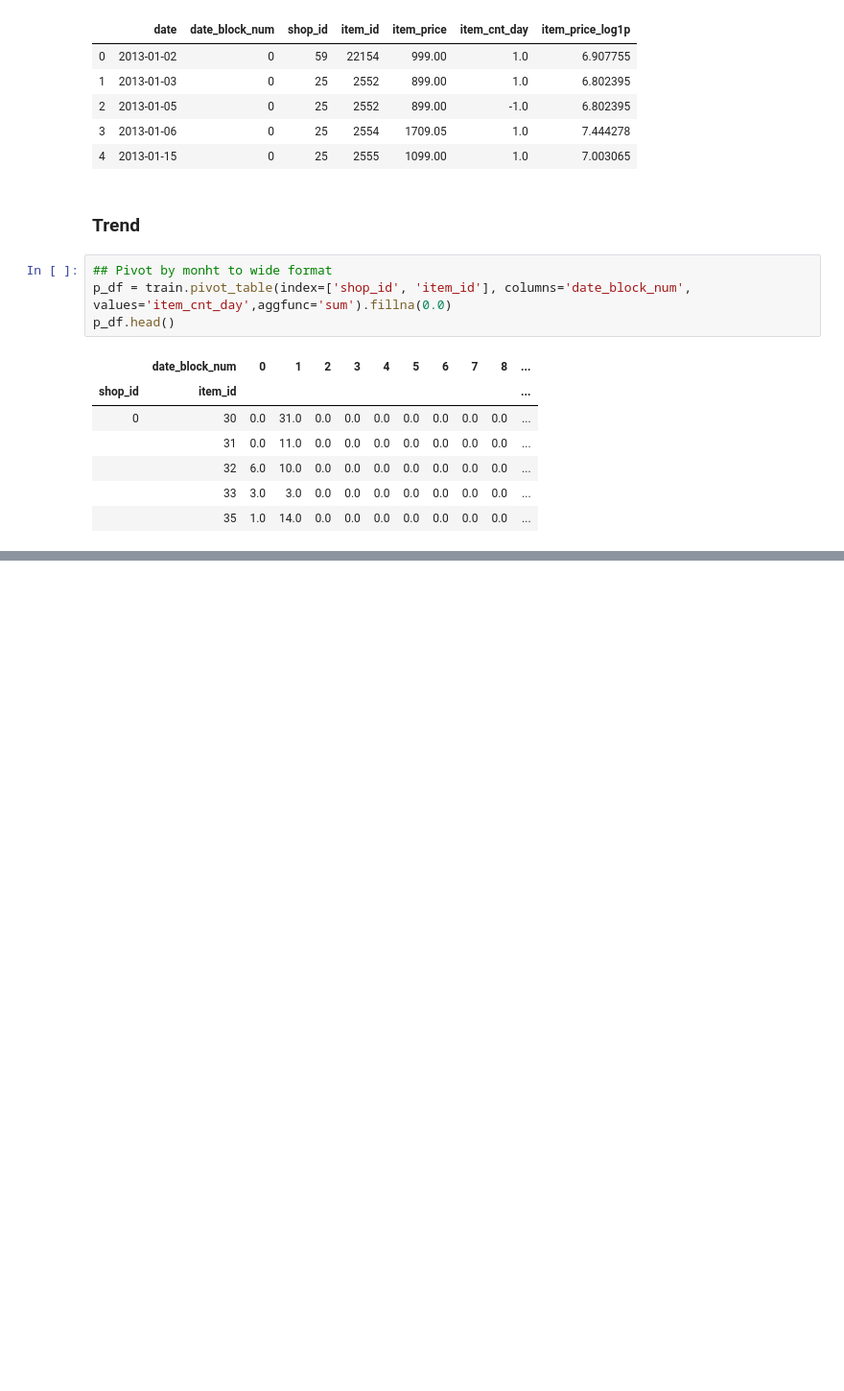
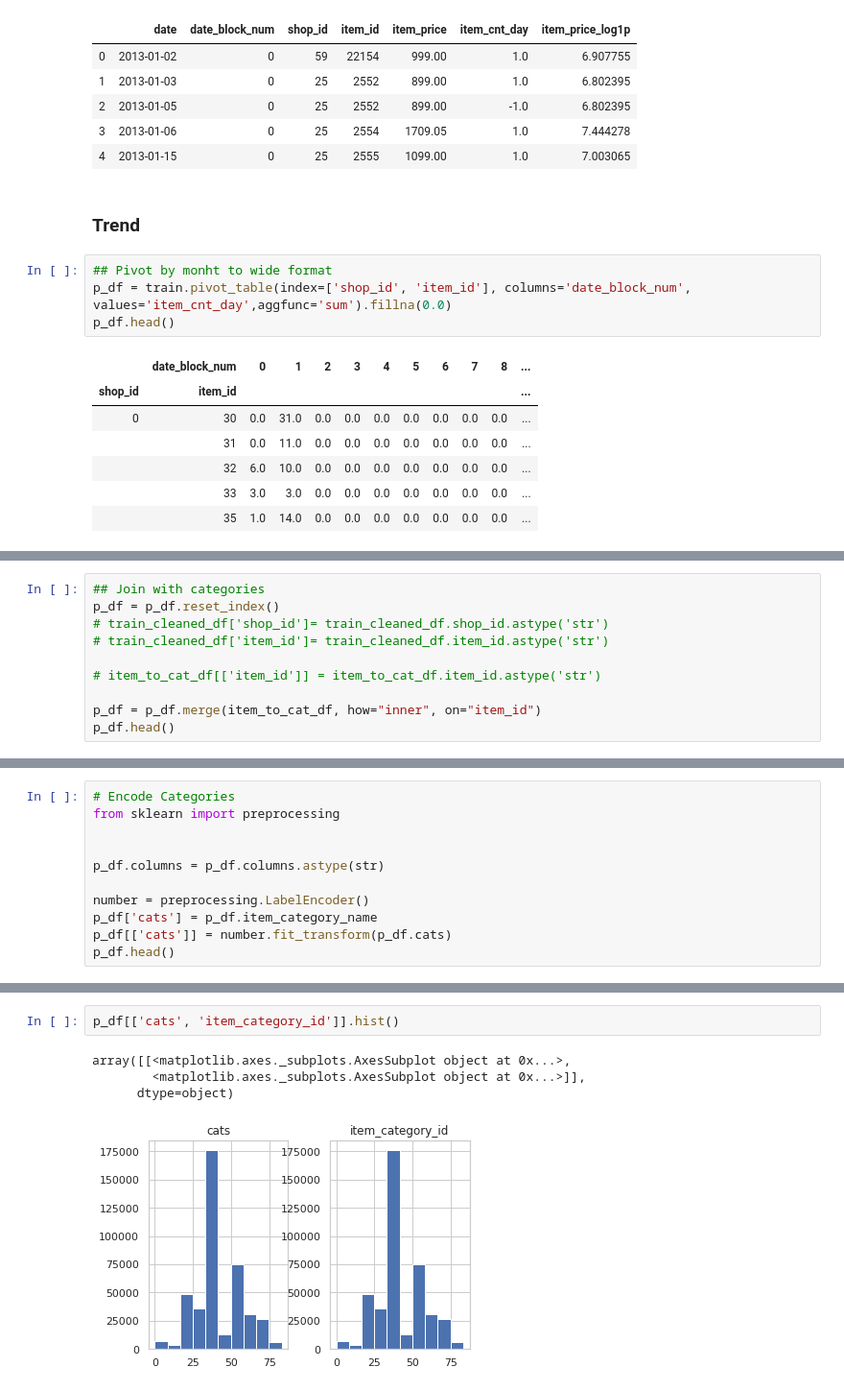
Before and after one commit to kkchuchu/kkchuchu.mushroom, a Jupyter notebook: notebooks/Predict Future Sales.ipynb, the cells around one changed output, grey strips where cells are left out. Shown at 96% size. Saved outputs shown, nothing was run; the diff lists cells and outputs as text; blank space fills up the shorter version.

```diff
--- a/notebooks/Predict Future Sales.ipynb
+++ b/notebooks/Predict Future Sales.ipynb
@@ -304,0 +176,10 @@ sub_df.to_csv(output_file_path, index=False)
+# %%
+## Join with categories
+p_df = p_df.reset_index()
+# train_cleaned_df['shop_id']= train_cleaned_df.shop_id.astype('str')
+# train_cleaned_df['item_id']= train_cleaned_df.item_id.astype('str')
+
+# item_to_cat_df[['item_id']] = item_to_cat_df.item_id.astype('str')
+
+p_df = p_df.merge(item_to_cat_df, how="inner", on="item_id")
+p_df.head()
@@ -304,0 +193,11 @@ sub_df.to_csv(output_file_path, index=False)
+# %%
+# Encode Categories
+from sklearn import preprocessing
+
+
+p_df.columns = p_df.columns.astype(str)
+
+number = preprocessing.LabelEncoder()
+p_df['cats'] = p_df.item_category_name
+p_df[['cats']] = number.fit_transform(p_df.cats)
+p_df.head()
@@ -304,0 +211,7 @@ sub_df.to_csv(output_file_path, index=False)
+# %%
+p_df[['cats', 'item_category_id']].hist()
+# %% [output]
+array([[<matplotlib.axes._subplots.AxesSubplot object at 0x...>,
+        <matplotlib.axes._subplots.AxesSubplot object at 0x...>]],
+      dtype=object)
+[figure, added]
```
Also changed, not shown: parts of 70 cells of this notebook, 1 other file.
